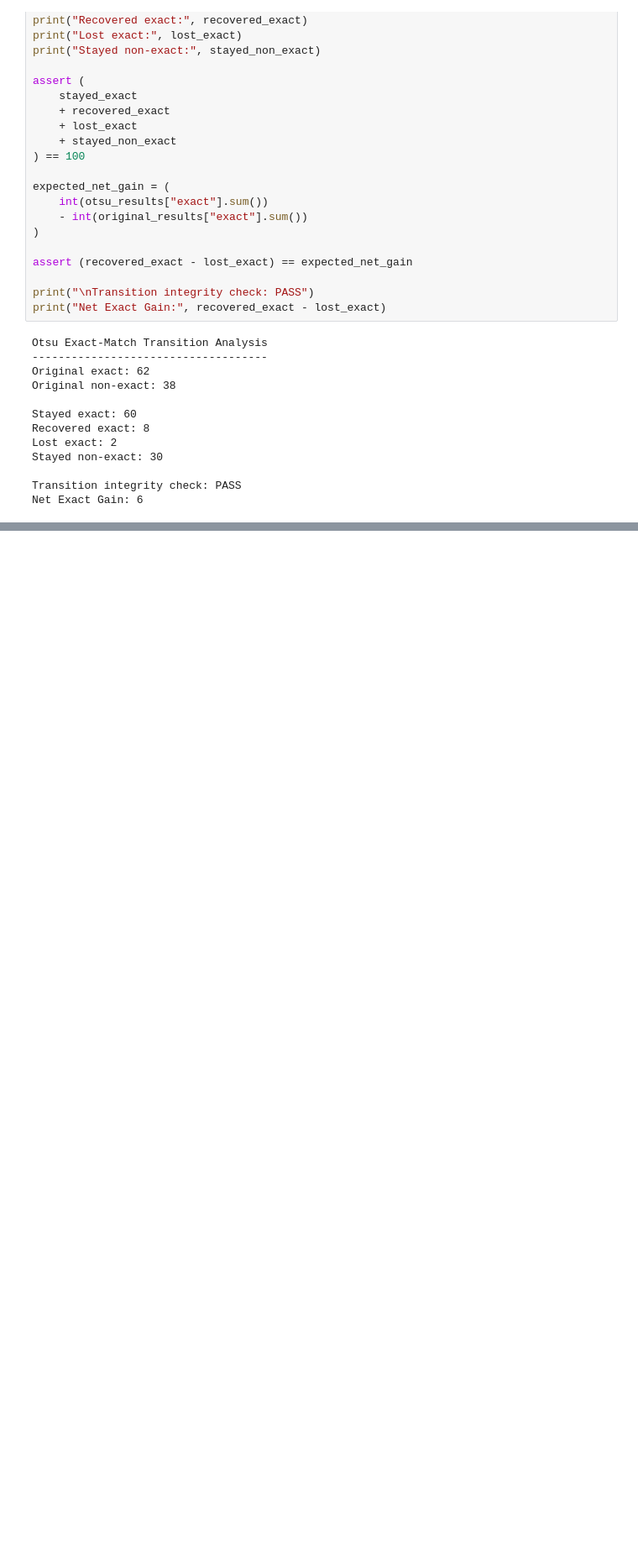
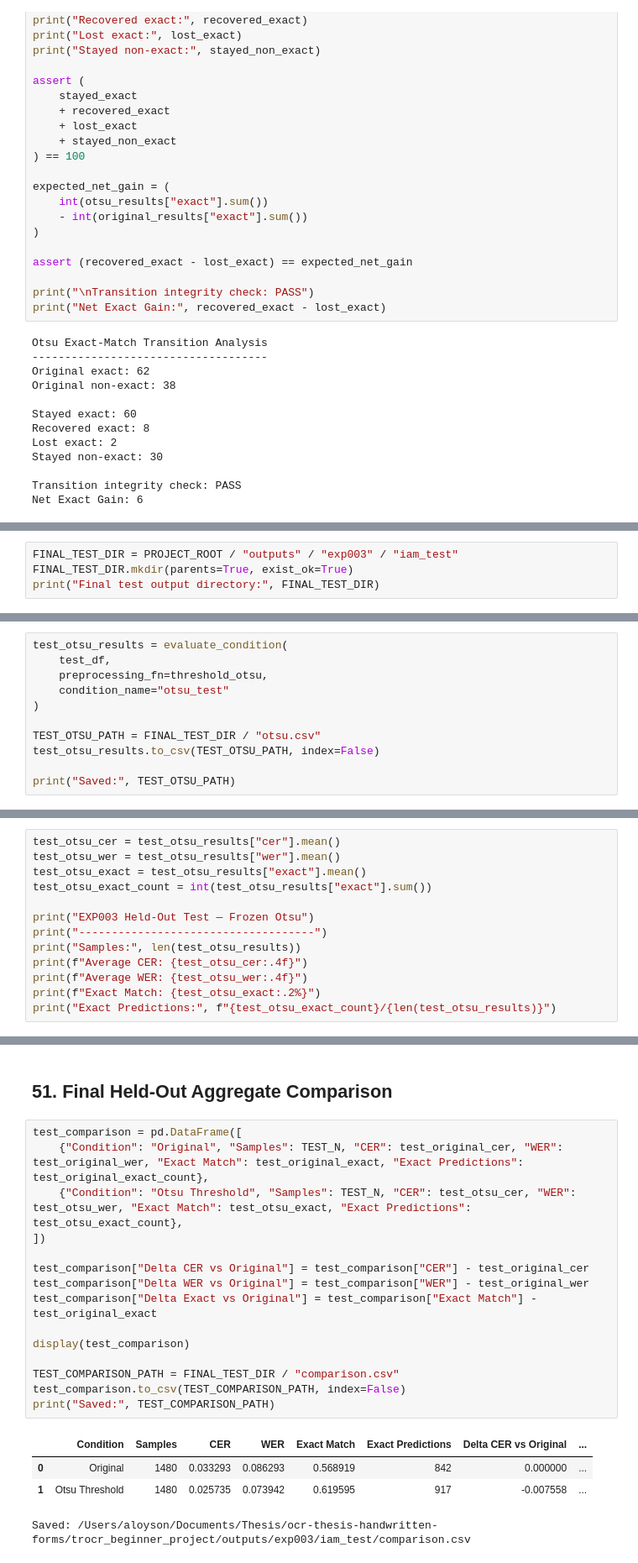
Before and after one commit to adecost4/ocr-thesis-handwritten-forms, a Jupyter notebook: trocr_beginner_project/notebooks/04_exp003_preprocessing.ipynb, the cells around one changed output, grey strips where cells are left out. Shown at 84% size. Drawn from its saved outputs; the diff is of its cells as text; blank space fills up the shorter version.

```diff
--- a/trocr_beginner_project/notebooks/04_exp003_preprocessing.ipynb
+++ b/trocr_beginner_project/notebooks/04_exp003_preprocessing.ipynb
@@ -1341,0 +1924,4 @@ Held-out IAM Test Set
+# %%
+FINAL_TEST_DIR = PROJECT_ROOT / "outputs" / "exp003" / "iam_test"
+FINAL_TEST_DIR.mkdir(parents=True, exist_ok=True)
+print("Final test output directory:", FINAL_TEST_DIR)
@@ -1341,0 +2021,11 @@ Held-out IAM Test Set
+# %%
+test_otsu_results = evaluate_condition(
+    test_df,
+    preprocessing_fn=threshold_otsu,
+    condition_name="otsu_test"
+)
+
+TEST_OTSU_PATH = FINAL_TEST_DIR / "otsu.csv"
+test_otsu_results.to_csv(TEST_OTSU_PATH, index=False)
+
+print("Saved:", TEST_OTSU_PATH)
@@ -1341,0 +2052,13 @@ Held-out IAM Test Set
+# %%
+test_otsu_cer = test_otsu_results["cer"].mean()
+test_otsu_wer = test_otsu_results["wer"].mean()
+test_otsu_exact = test_otsu_results["exact"].mean()
+test_otsu_exact_count = int(test_otsu_results["exact"].sum())
+
+print("EXP003 Held-Out Test — Frozen Otsu")
+print("------------------------------------")
+print("Samples:", len(test_otsu_results))
+print(f"Average CER: {test_otsu_cer:.4f}")
+print(f"Average WER: {test_otsu_wer:.4f}")
+print(f"Exact Match: {test_otsu_exact:.2%}")
+print("Exact Predictions:", f"{test_otsu_exact_count}/{len(test_otsu_results)}")
@@ -1341,0 +2086,22 @@ Held-out IAM Test Set
+# %% [markdown]
+## 51. Final Held-Out Aggregate Comparison
+# %%
+test_comparison = pd.DataFrame([
+    {"Condition": "Original", "Samples": TEST_N, "CER": test_original_cer, "WER": test_original_wer, "Exact Match": test_original_exact, "Exact Predictions": test_original_exact_count},
+    {"Condition": "Otsu Threshold", "Samples": TEST_N, "CER": test_otsu_cer, "WER": test_otsu_wer, "Exact Match": test_otsu_exact, "Exact Predictions": test_otsu_exact_count},
+])
+
+test_comparison["Delta CER vs Original"] = test_comparison["CER"] - test_original_cer
+test_comparison["Delta WER vs Original"] = test_comparison["WER"] - test_original_wer
+test_comparison["Delta Exact vs Original"] = test_comparison["Exact Match"] - test_original_exact
+
+display(test_comparison)
+
+TEST_COMPARISON_PATH = FINAL_TEST_DIR / "comparison.csv"
+test_comparison.to_csv(TEST_COMPARISON_PATH, index=False)
+print("Saved:", TEST_COMPARISON_PATH)
+# %% [output]
+|  | Condition | Samples | CER | WER | Exact Match | Exact Predictions | Delta CER vs Original | ... |
+| 0 | Original | 1480 | 0.033293 | 0.086293 | 0.568919 | 842 | 0.000000 | ... |
+| 1 | Otsu Threshold | 1480 | 0.025735 | 0.073942 | 0.619595 | 917 | -0.007558 | ... |
+Saved: /Users/aloyson/Documents/Thesis/ocr-thesis-handwritten-forms/trocr_beginner_project/outputs/exp003/iam_test/comparison.csv
```
Also changed, not shown: parts of 50 cells of this notebook, 11 other files.
